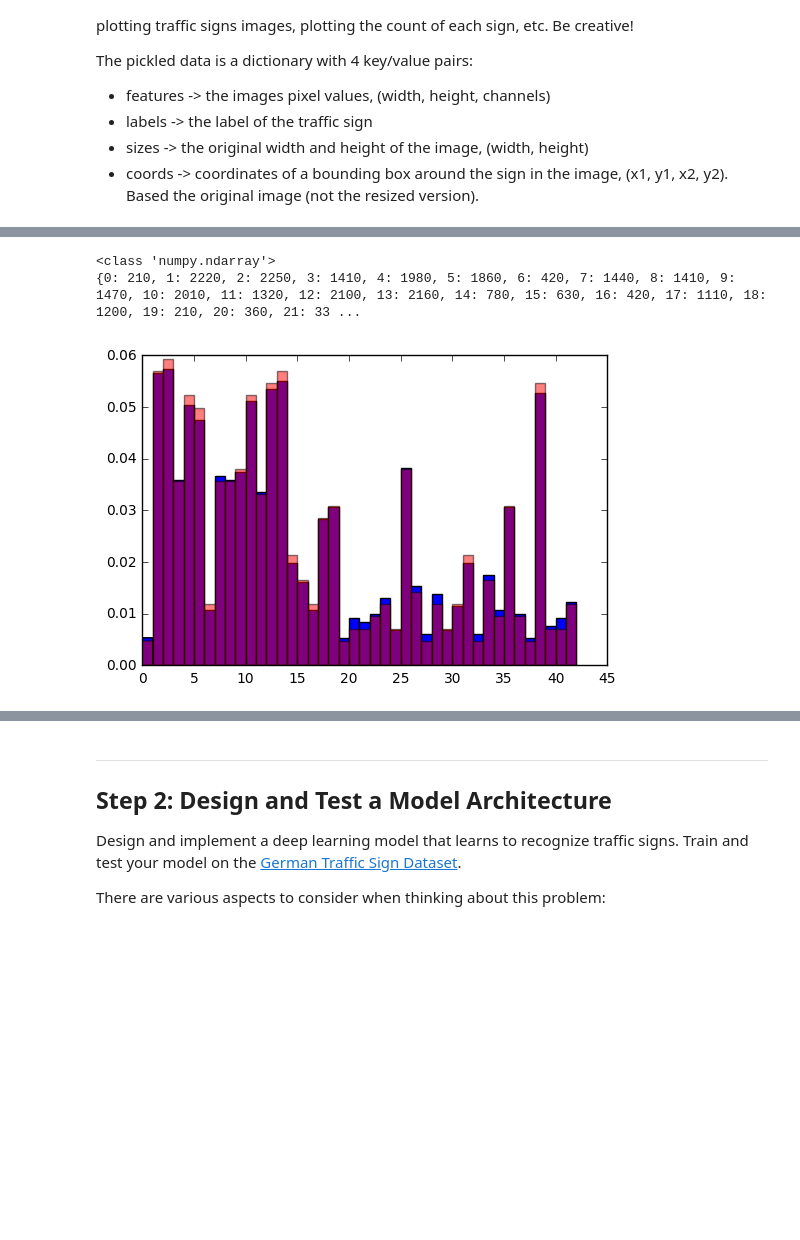
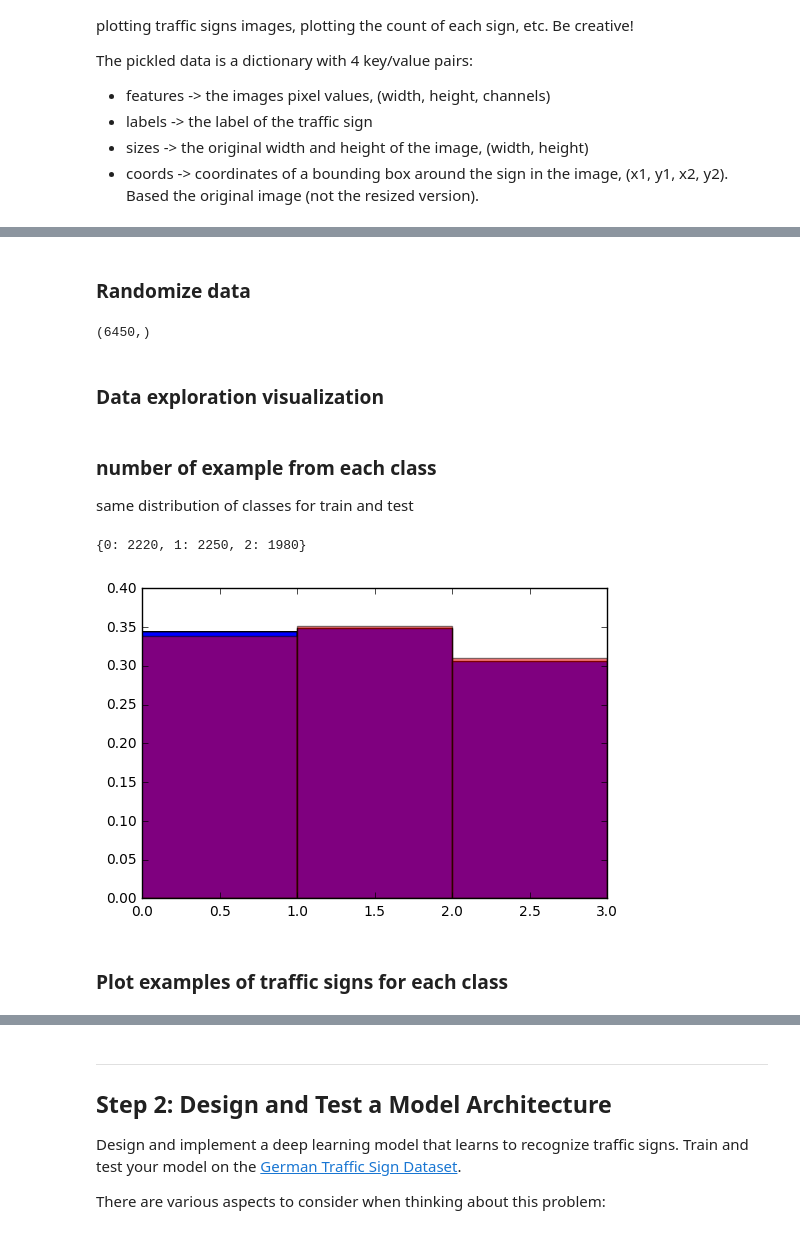
Before and after one commit to morganel/self-driving-cars, a Jupyter notebook: traffic-signs/Traffic_Signs_Recognition.ipynb, the cells around one changed output, grey strips where cells are left out. Cells and saved outputs as stored; diff of their text form; code cells hidden in the pictures; blank space fills up the shorter version.

```diff
--- a/traffic-signs/Traffic_Signs_Recognition.ipynb
+++ b/traffic-signs/Traffic_Signs_Recognition.ipynb
@@ -46,19 +46,3 @@ with open(testing_file, mode='rb') as f:
 
 X_train, y_train = train['features'], train['labels']
 X_test, y_test = test['features'], test['labels']
-# %%
-# Only consider 5 classes: 0,1,2,3,4
-#print(y_train[y_train == 5].shape)
-
-selected_classes = range(43) #[1,2,4]
-print(selected_classes)
-ix = np.in1d(y_train, selected_classes)#.reshape(x.shape)
-#print(ix)
-y_train = y_train[ix]
-X_train = X_train[ix]
-#print(type(y_train))
-
-ix2 = np.in1d(y_test, selected_classes)#.reshape(x.shape)
-#print(ix)
-y_test = y_test[ix2]
-X_test = X_test[ix2]
@@ -67,3 +51,20 @@ range(0, 43)
+# %%
+selected_classes = [1,2,4]
+
+def select_classes_only(X, Y, classes):
+    ix = np.in1d(Y, classes)
+
+    X = X[ix]
+    Y = Y[ix]
+
+    d = dict(zip(np.unique(Y), range(len(classes))))
+    for key,value in d.items():
+        Y[Y == key] = value
+    #y_train = np.asarray([d[x] for x in y_train])
+    return X,Y
+
+X_train, y_train = select_classes_only(X_train, y_train, selected_classes)
+X_test, y_test = select_classes_only(X_test, y_test, selected_classes)
 # %%
 ### To start off let's do a basic data summary.
 
@@ -94 +92,3 @@ Number of classes = 43
+# %% [markdown]
+### Randomize data
 # %%
@@ -100,18 +98,23 @@ def shuffle_together(x,y):
     return x[p],y[p]
 
 X_train, y_train = shuffle_together(X_train, y_train)
+# %%
+y_train.shape
+# %% [output]
+(6450,)
+# %% [markdown]
+### Data exploration visualization
+# %% [markdown]
+### number of example from each class
+same distribution of classes for train and test
 # %%
-
-# number of example from each class
 unique, counts = np.unique(y_train, return_counts=True)
 unique_test, counts_test = np.unique(y_test, return_counts=True)
-print(type(unique_test))
+
 print(dict(zip(unique, counts)))
-plt.hist(y_train, color = 'b', label = 'train', normed = True, bins=range(43))
-plt.hist(y_test, color = 'r', alpha = 0.5, label = 'test', normed = True, bins=range(43))
+plt.hist(y_train, color = 'b', label = 'train', normed = True, bins=range(n_classes+1))
+plt.hist(y_test, color = 'r', alpha = 0.5, label = 'test', normed = True, bins=range(n_classes+1))
 plt.show()
-# same distribution of classes for train and test
 # %% [output]
-<class 'numpy.ndarray'>
-{0: 210, 1: 2220, 2: 2250, 3: 1410, 4: 1980, 5: 1860, 6: 420, 7: 1440, 8: 1410, 9: 1470, 10: 2010, 11: 1320, 12: 2100, 13: 2160, 14: 780, 15: 630, 16: 420, 17: 1110, 18: 1200, 19: 210, 20: 360, 21: 33 ...
+{0: 2220, 1: 2250, 2: 1980}
-[figure, old version]
+[figure, new version]
@@ -120,3 +121,5 @@ plt.show()
+# %% [markdown]
+### Plot examples of traffic signs for each class
 # %%
 y = pd.DataFrame(y_train)
 y.columns = ['class']
```
Also changed, not shown: parts of 31 cells of this notebook.
